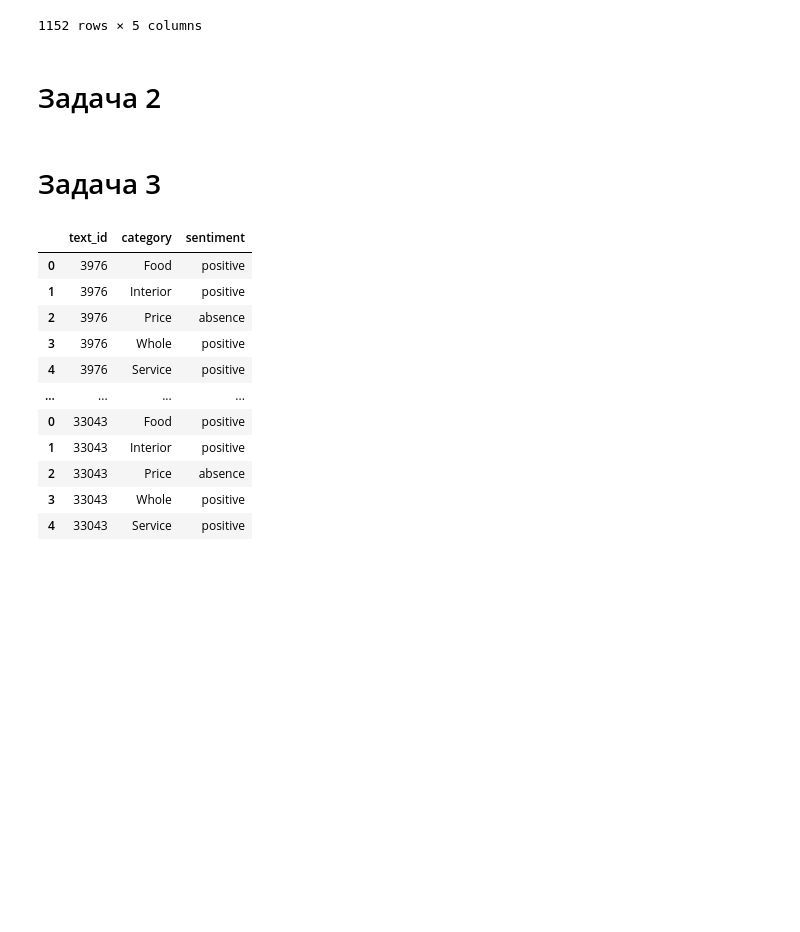
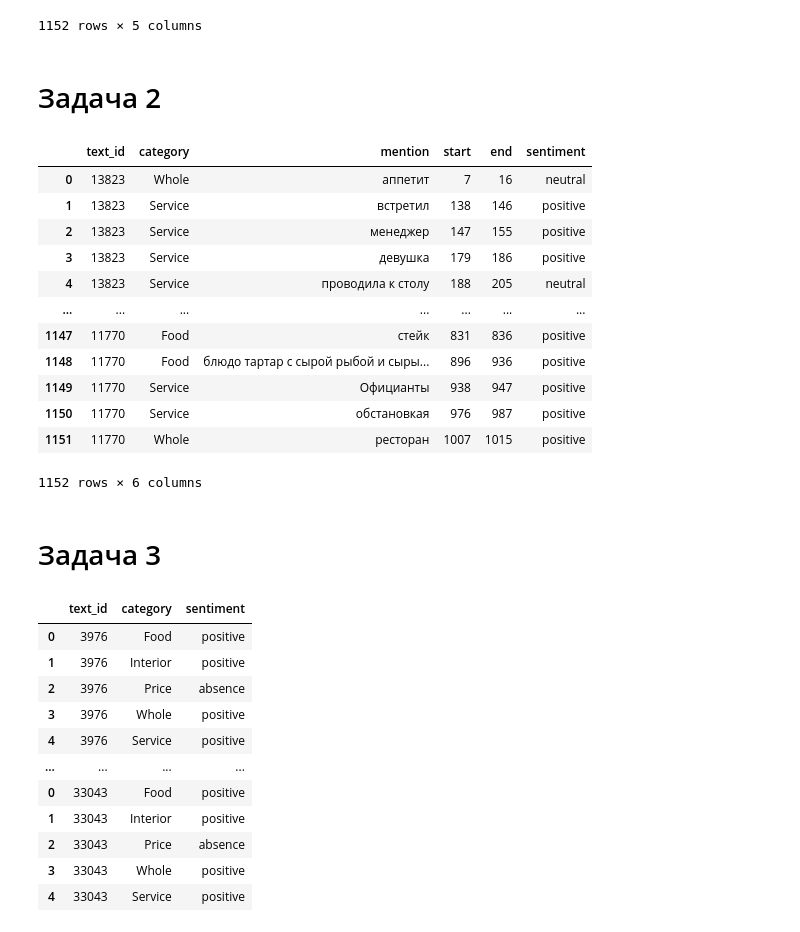
Before and after one commit to annedadaa/ABSA_project, a Jupyter notebook: use_all_models.ipynb, the cells around one changed output. Saved outputs shown, nothing was run; the diff lists cells and outputs as text; code cells hidden in the pictures; blank space fills up the shorter version.

```diff
--- a/use_all_models.ipynb
+++ b/use_all_models.ipynb
@@ -220,7 +220,7 @@ dev_res
 | 1151 | 11770 | Whole | ресторан | 1007 | 1015 |
 1152 rows × 5 columns
 # %%
-with open('dev_pred_aspects.txt', 'w') as f:
+with open('dev_pred_aspects_ours.txt', 'w') as f:
   for text_id, tag, text, start, end in zip(dev_res['text_id'], dev_res['tag'], dev_res['text'], dev_res['start'], dev_res['end']):
       print(text_id, tag, text, start, end, sep="\t", file=f)
 # %% [markdown]
@@ -230,7 +230,7 @@ logreg = pickle.load(open('task2.sav', 'rb'))
 # %%
 tfidf = pickle.load(open('tfidf.pickle', 'rb'))
 # %%
-dev_aspects_predicted = pd.read_csv('dev_aspects.txt',
+dev_aspects_predicted = pd.read_csv('dev_pred_aspects_ours.txt',
                                     delimiter='\t',
                                     names=['text_id', 'category', 'mention', 'start', 'end', 'sentiment'])
 # %%
@@ -284,4 +284,20 @@ for asp in tqdm(dev_aspects_predicted.values):
 tfidf_test = tfidf.transform([" ".join(windows[0]+windows[1]) for windows in pred_aspect_windows])
 # %%
 dev_aspects_predicted["sentiment"] = logreg.predict(tfidf_test.toarray())
+# %%
+dev_aspects_predicted
+# %% [output]
+|  | text_id | category | mention | start | end | sentiment |
+| 0 | 13823 | Whole | аппетит | 7 | 16 | neutral |
+| 1 | 13823 | Service | встретил | 138 | 146 | positive |
+| 2 | 13823 | Service | менеджер | 147 | 155 | positive |
+| 3 | 13823 | Service | девушка | 179 | 186 | positive |
+| 4 | 13823 | Service | проводила к столу | 188 | 205 | neutral |
+| ... | ... | ... | ... | ... | ... | ... |
+| 1147 | 11770 | Food | стейк | 831 | 836 | positive |
+| 1148 | 11770 | Food | блюдо тартар с сырой рыбой и сыры... | 896 | 936 | positive |
+| 1149 | 11770 | Service | Официанты | 938 | 947 | positive |
+| 1150 | 11770 | Service | обстановкая | 976 | 987 | positive |
+| 1151 | 11770 | Whole | ресторан | 1007 | 1015 | positive |
+1152 rows × 6 columns
 # %%
```
Also changed, not shown: parts of 2 cells of this notebook.
